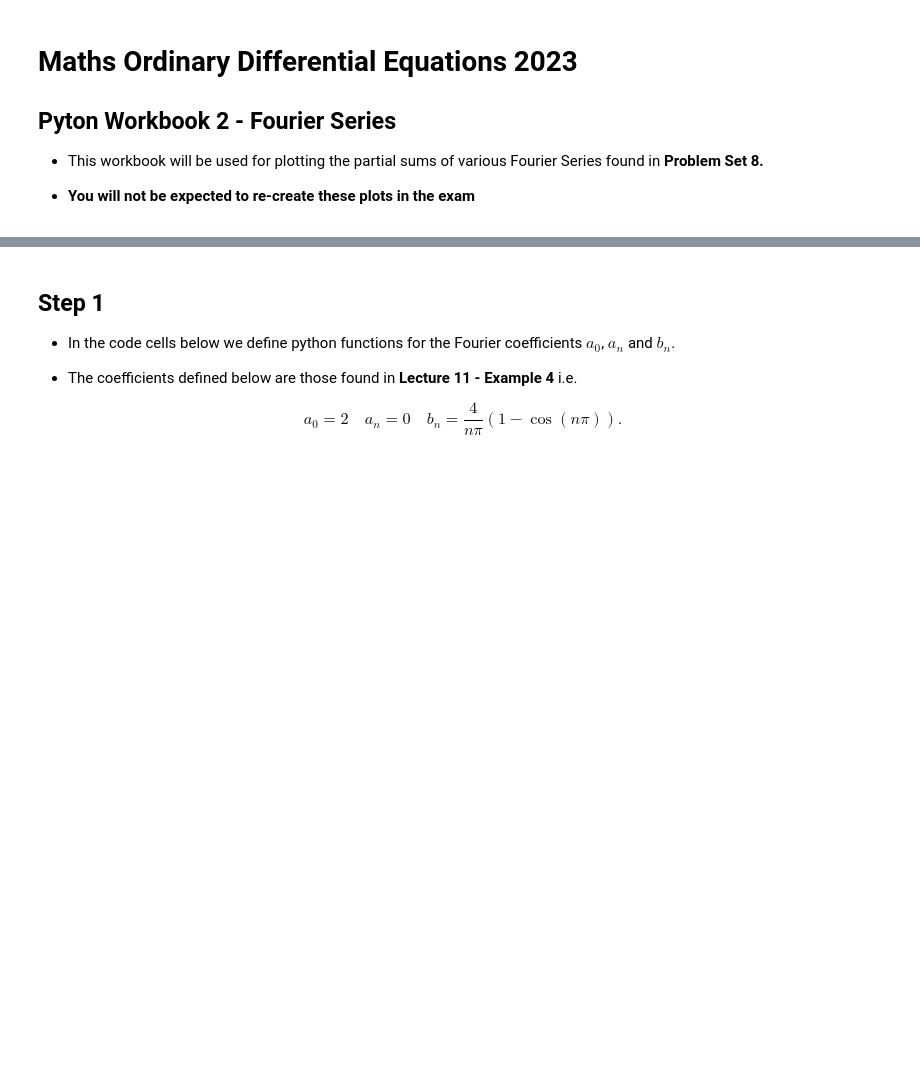
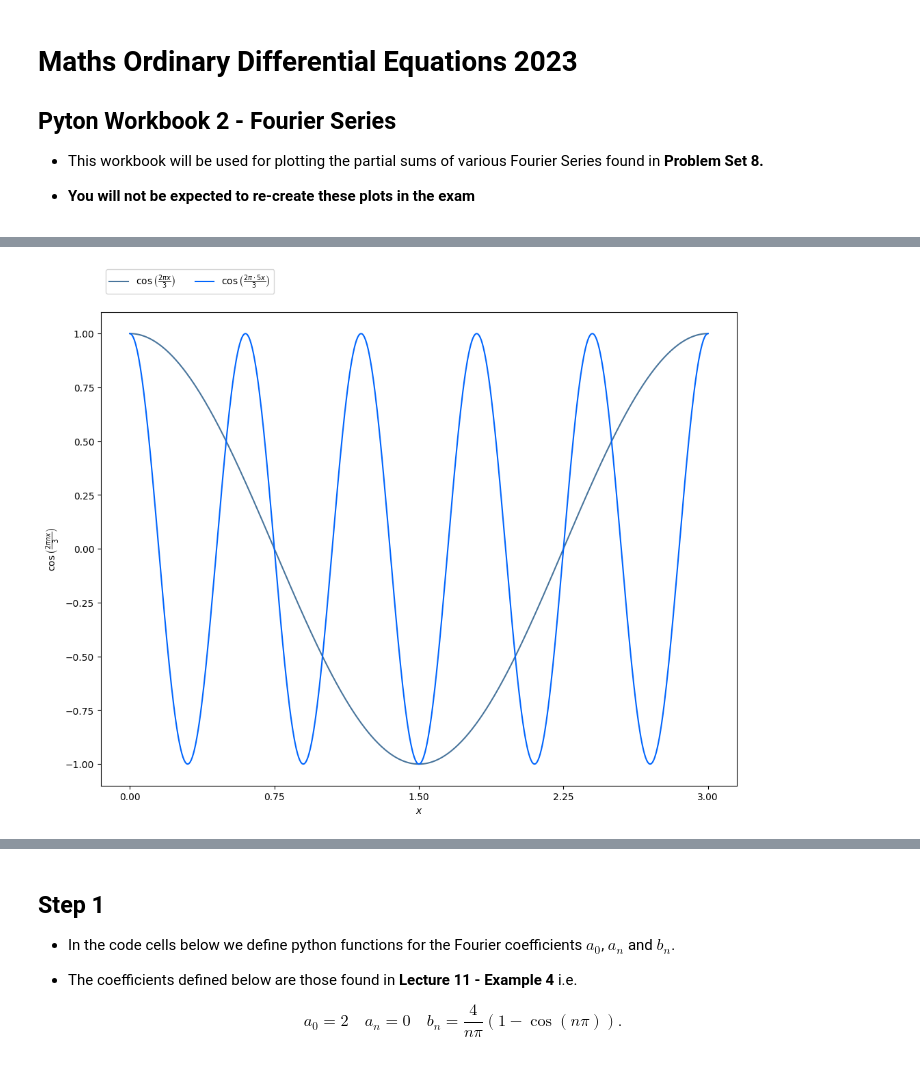
Before and after one commit to tlyonsSETU/Maths-ODE, a Jupyter notebook: Workbook 2 - Fourier Series.ipynb, the cells around one changed output, grey strips where cells are left out. Cells and saved outputs as stored; diff of their text form; code cells hidden in the pictures; blank space fills up the shorter version.

```diff
--- a/Workbook 2 - Fourier Series.ipynb
+++ b/Workbook 2 - Fourier Series.ipynb
@@ -16,0 +55,16 @@ from numpy import cos, sin, pi
+# %%
+plt.figure(figsize=(12,9))
+L=3
+x=np.linspace(0,3,501)
+
+plt.plot(x,Cos(x,3,1),label='$\\cos\\left(\\frac{2\pi x}{3}\\right)$',color='xkcd:dull blue')
+plt.plot(x,Cos(x,3,5),label='$\\cos\\left(\\frac{2\pi \\cdot 5x}{3}\\right)$',color='xkcd:bright blue')
+
+plt.xticks([0,L/4,L/2,3*L/4,L])
+
+
+plt.xlabel('$x$')
+plt.ylabel('$\\cos\\left(\\frac{2\pi nx}{3}\\right)$')
+plt.legend(ncol=2,loc='upper left', bbox_to_anchor=(-0.,1.1));
+# %% [output]
+[figure, added]
```
Also changed, not shown: parts of 14 cells of this notebook.
